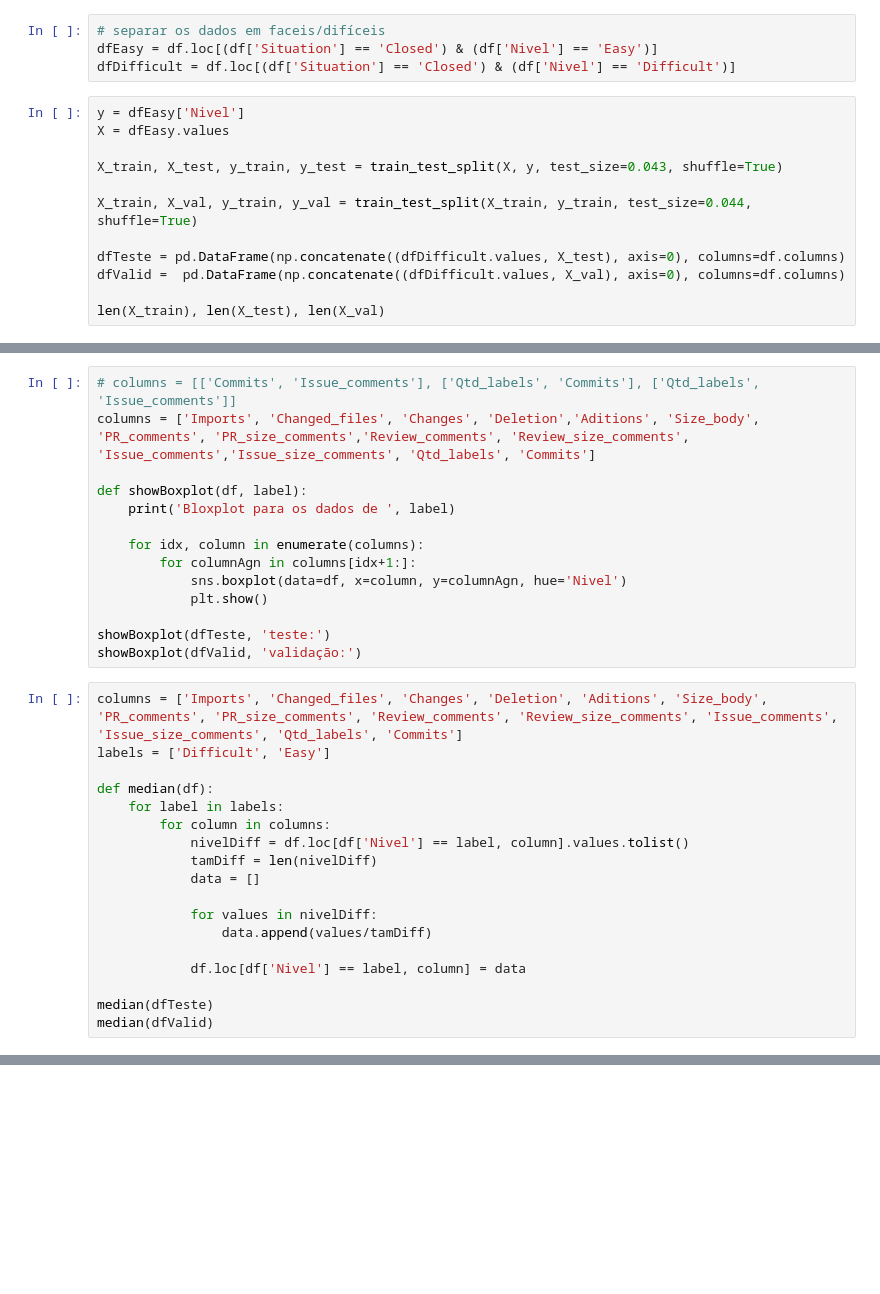
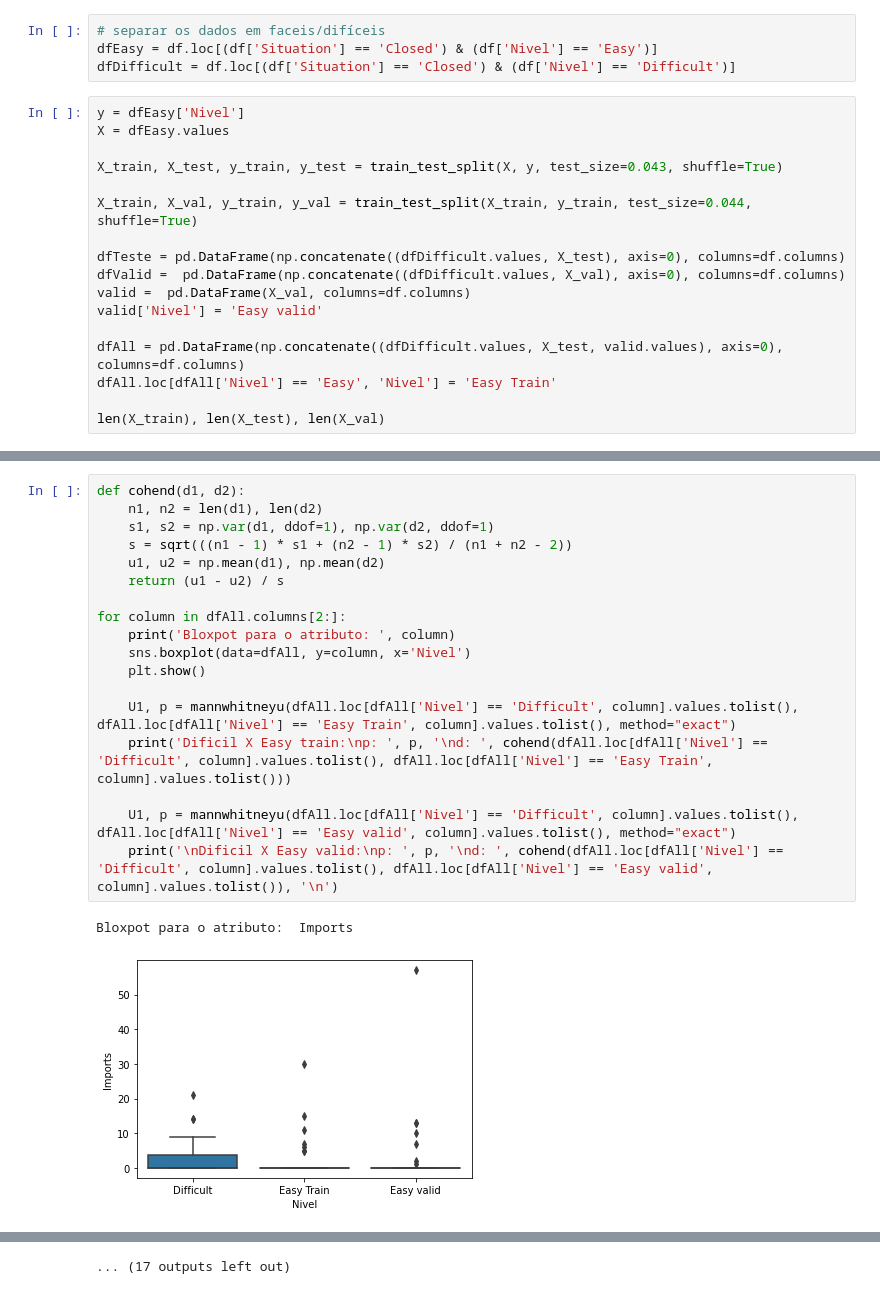
Before and after one commit to als-v/mineracaoRepositorioSoftware, a Jupyter notebook: visualizacao.ipynb, the cells around one changed output, grey strips where cells are left out. Drawn from its saved outputs; the diff is of its cells as text; blank space fills up the shorter version.

Commit message:
Ajustes na visualização bloxspot

```diff
--- a/visualizacao.ipynb
+++ b/visualizacao.ipynb
@@ -28,5 +54,10 @@ X_train, X_val, y_train, y_val = train_test_split(X_train, y_train, test_size=0.
 
 dfTeste = pd.DataFrame(np.concatenate((dfDifficult.values, X_test), axis=0), columns=df.columns)
 dfValid =  pd.DataFrame(np.concatenate((dfDifficult.values, X_val), axis=0), columns=df.columns)
+valid =  pd.DataFrame(X_val, columns=df.columns)
+valid['Nivel'] = 'Easy valid'
+
+dfAll = pd.DataFrame(np.concatenate((dfDifficult.values, X_test, valid.values), axis=0), columns=df.columns)
+dfAll.loc[dfAll['Nivel'] == 'Easy', 'Nivel'] = 'Easy Train'
 
 len(X_train), len(X_test), len(X_val)
@@ -53,32 +76,21 @@ df.groupby('Nivel').describe()
-# %%
-# columns = [['Commits', 'Issue_comments'], ['Qtd_labels', 'Commits'], ['Qtd_labels', 'Issue_comments']]
-columns = ['Imports', 'Changed_files', 'Changes', 'Deletion','Aditions', 'Size_body', 'PR_comments', 'PR_size_comments','Review_comments', 'Review_size_comments', 'Issue_comments','Issue_size_comments', 'Qtd_labels', 'Commits']
-
-def showBoxplot(df, label):
-    print('Bloxplot para os dados de ', label)
-
-    for idx, column in enumerate(columns):
-        for columnAgn in columns[idx+1:]:
-            sns.boxplot(data=df, x=column, y=columnAgn, hue='Nivel')
-            plt.show()
-
-showBoxplot(dfTeste, 'teste:')
-showBoxplot(dfValid, 'validação:')
-# %%
-columns = ['Imports', 'Changed_files', 'Changes', 'Deletion', 'Aditions', 'Size_body', 'PR_comments', 'PR_size_comments', 'Review_comments', 'Review_size_comments', 'Issue_comments', 'Issue_size_comments', 'Qtd_labels', 'Commits']
-labels = ['Difficult', 'Easy']
-
-def median(df):
-    for label in labels:
-        for column in columns:
-            nivelDiff = df.loc[df['Nivel'] == label, column].values.tolist()
-            tamDiff = len(nivelDiff)
-            data = []
-
-            for values in nivelDiff:
-                data.append(values/tamDiff)
-
-            df.loc[df['Nivel'] == label, column] = data
-
-median(dfTeste)
-median(dfValid)
+# %%
+def cohend(d1, d2):
+	n1, n2 = len(d1), len(d2)
+	s1, s2 = np.var(d1, ddof=1), np.var(d2, ddof=1)
+	s = sqrt(((n1 - 1) * s1 + (n2 - 1) * s2) / (n1 + n2 - 2))
+	u1, u2 = np.mean(d1), np.mean(d2)
+	return (u1 - u2) / s
+
+for column in dfAll.columns[2:]:
+    print('Bloxpot para o atributo: ', column)
+    sns.boxplot(data=dfAll, y=column, x='Nivel')
+    plt.show()
+
+    U1, p = mannwhitneyu(dfAll.loc[dfAll['Nivel'] == 'Difficult', column].values.tolist(), dfAll.loc[dfAll['Nivel'] == 'Easy Train', column].values.tolist(), method="exact")
+    print('Dificil X Easy train:\np: ', p, '\nd: ', cohend(dfAll.loc[dfAll['Nivel'] == 'Difficult', column].values.tolist(), dfAll.loc[dfAll['Nivel'] == 'Easy Train', column].values.tolist()))
+
+    U1, p = mannwhitneyu(dfAll.loc[dfAll['Nivel'] == 'Difficult', column].values.tolist(), dfAll.loc[dfAll['Nivel'] == 'Easy valid', column].values.tolist(), method="exact")
+    print('\nDificil X Easy valid:\np: ', p, '\nd: ', cohend(dfAll.loc[dfAll['Nivel'] == 'Difficult', column].values.tolist(), dfAll.loc[dfAll['Nivel'] == 'Easy valid', column].values.tolist()), '\n')
+# %% [output]
+Bloxpot para o atributo:  Imports
+[figure, added]
@@ -84,0 +147 @@ median(dfValid)
+... (17 outputs left out)
```
Also changed, not shown: parts of 6 cells of this notebook, 1 other file.
